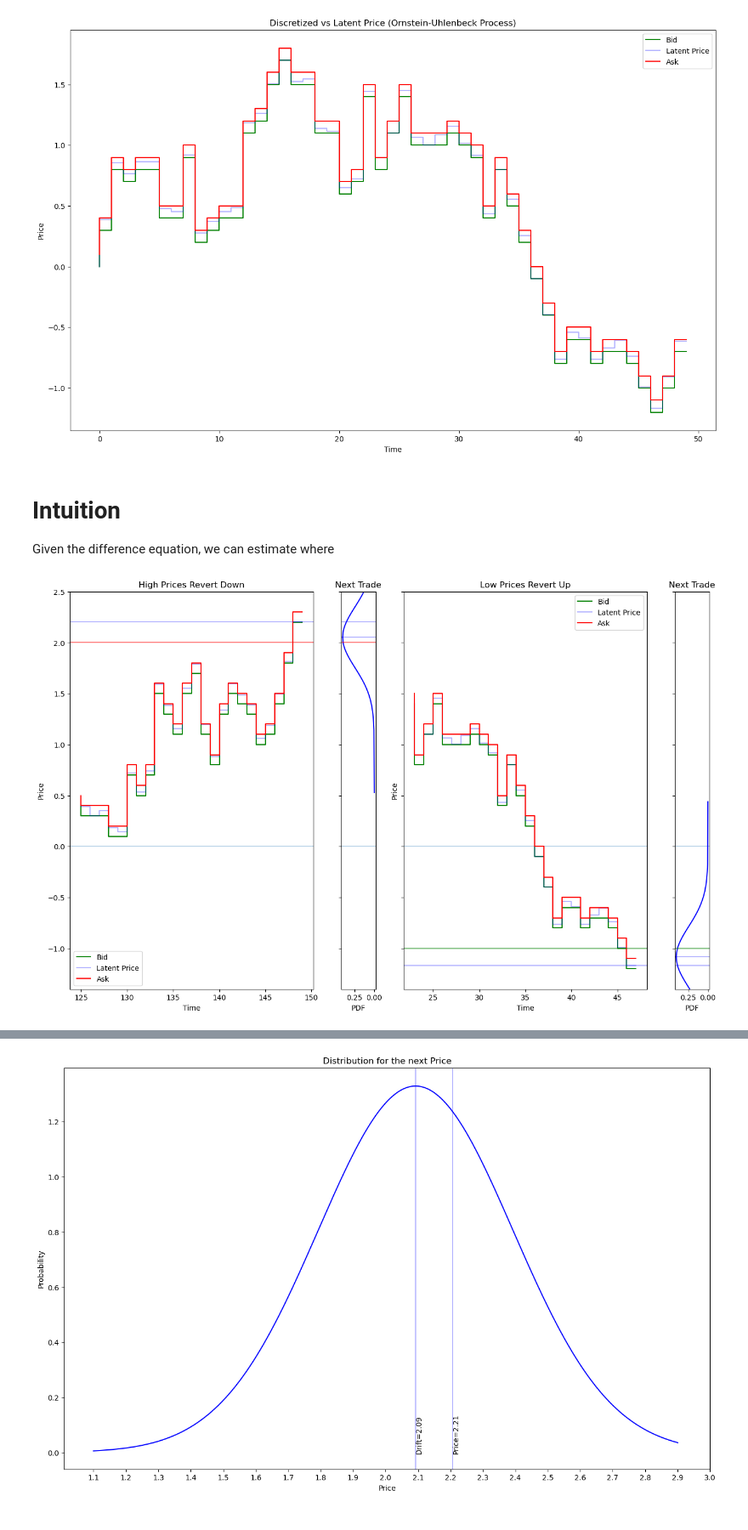
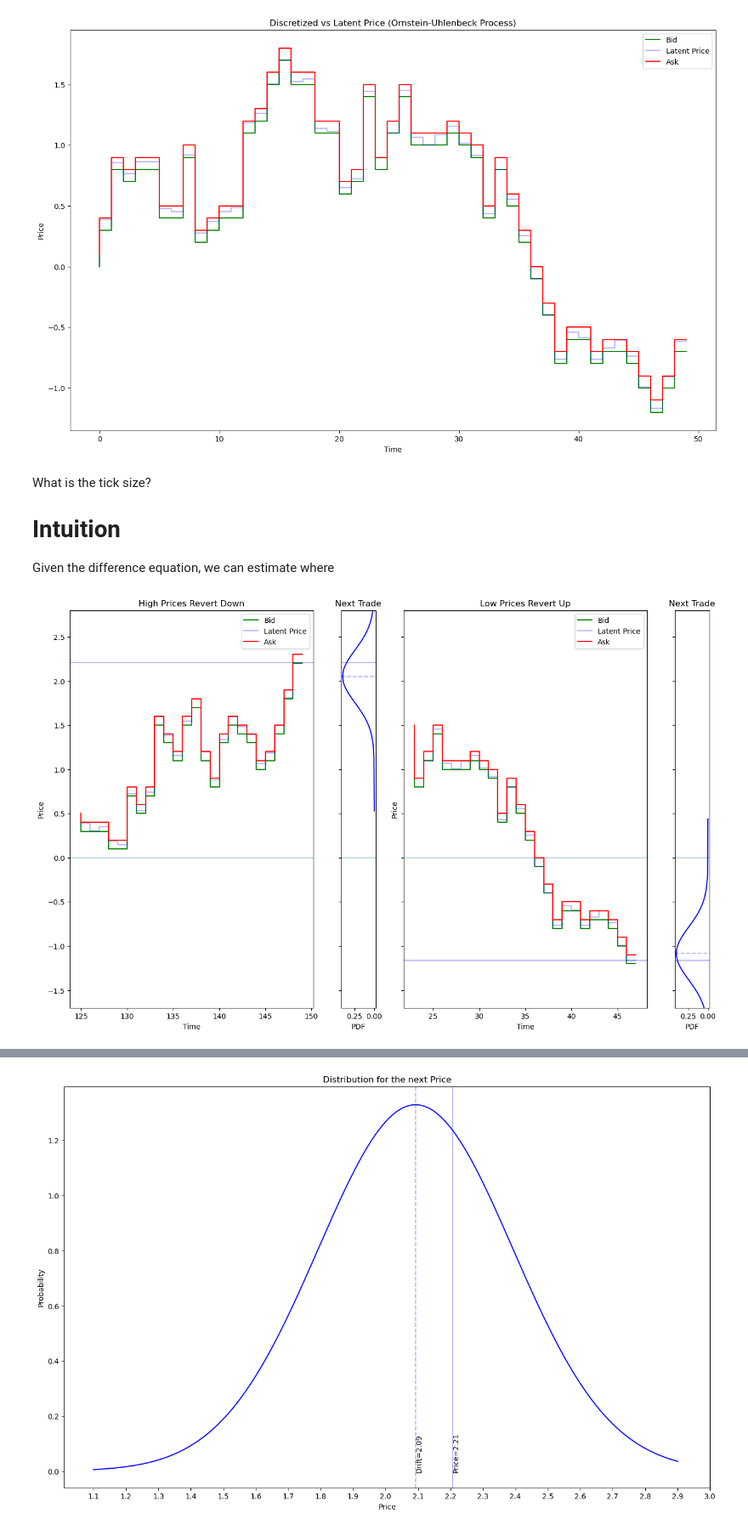
Before and after one commit to philipwlee/oumm, a Jupyter notebook: ou_market_making.ipynb, the cells around one changed output, grey strips where cells are left out. Shown at 85% size. Saved outputs shown, nothing was run; the diff lists cells and outputs as text; code cells hidden in the pictures.

```diff
--- a/ou_market_making.ipynb
+++ b/ou_market_making.ipynb
@@ -69,6 +83,8 @@ plt.show()
 # %% [output]
 [figure]
 # %% [markdown]
+What is the tick size?
+
 # Intuition
 
 Given the difference equation, we can estimate where
@@ -80,36 +96,36 @@ lo_bound = X0 - 10*TICKSIZE
 
 hi_loc = np.argmax(pripro.latent_price>hi_bound)
 lo_loc = np.argmax(pripro.latent_price<lo_bound)
 hi_latent = pripro.latent_price[hi_loc]
 lo_latent = pripro.latent_price[lo_loc]
 
 fig, axs = plt.subplots(1, 4, gridspec_kw={"width_ratios": [7,1,7,1]}, sharey=True)
 
 for axx in axs:
     axx.axhline(X0, alpha=0.3)
 
 pripro.plot_bid_ask(axs[0], (hi_loc-slice < pripro.time) & (pripro.time <= hi_loc))
-axs[0].axhline(hi_bound, color='r', alpha=0.5)
+# axs[0].axhline(hi_bound, color='r', alpha=0.5)
 axs[0].axhline(hi_latent, color='b', alpha=0.3)
 axs[0].set(title="High Prices Revert Down")
 
 pripro.dynamics.plot_next_pdf(axs[1], hi_latent)
-axs[1].axhline(hi_bound, color='r', alpha=0.5)
+# axs[1].axhline(hi_bound, color='r', alpha=0.5)
 axs[1].axhline(hi_latent, color='b', alpha=0.3)
 axs[1].set(title="Next Trade", xlabel="PDF")
 
 pripro.plot_bid_ask(axs[2], (lo_loc-slice < pripro.time) & (pripro.time <= lo_loc))
-axs[2].axhline(lo_bound, color='g', alpha=0.5)
+# axs[2].axhline(lo_bound, color='g', alpha=0.5)
 axs[2].axhline(lo_latent, color='b', alpha=0.3)
 axs[2].set(title="Low Prices Revert Up")
 
 pripro.dynamics.plot_next_pdf(axs[3], lo_latent)
-axs[3].axhline(lo_bound, color='g', alpha=0.5)
+# axs[3].axhline(lo_bound, color='g', alpha=0.5)
 axs[3].axhline(lo_latent, color='b', alpha=0.3)
 axs[3].set(title="Next Trade", xlabel="PDF")
 
 axs[0].set_ylabel("Price")
-axs[3].set_ylim([pripro.bid_price[lo_loc]-2*TICKSIZE, pripro.ask_price[hi_loc]+2*TICKSIZE])
+axs[3].set_ylim([pripro.bid_price[lo_loc]-5*TICKSIZE, pripro.ask_price[hi_loc]+5*TICKSIZE])
 plt.show()
 # %% [output]
-[figure, old version]
+[figure, new version]
```
Also changed, not shown: parts of 13 cells of this notebook, 1 other file.
